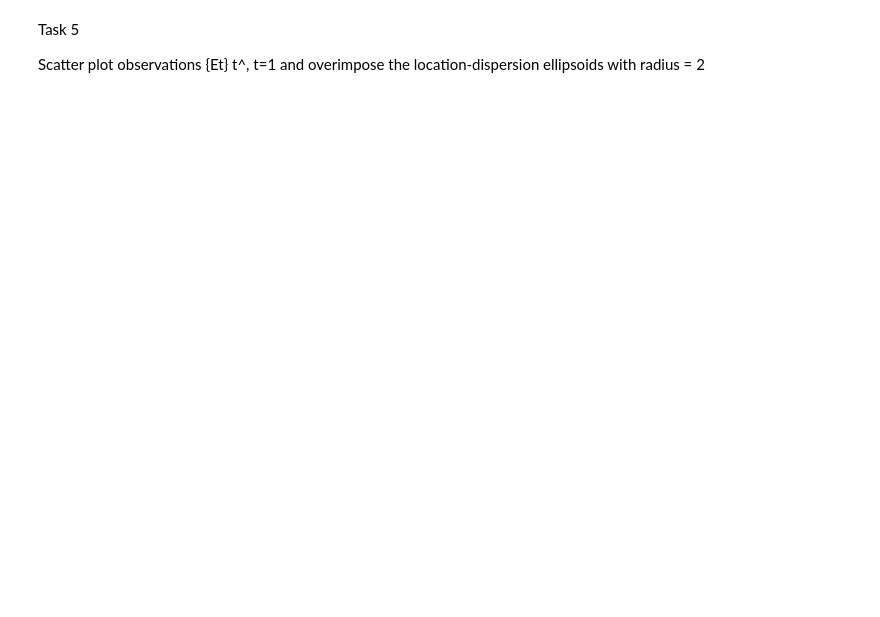
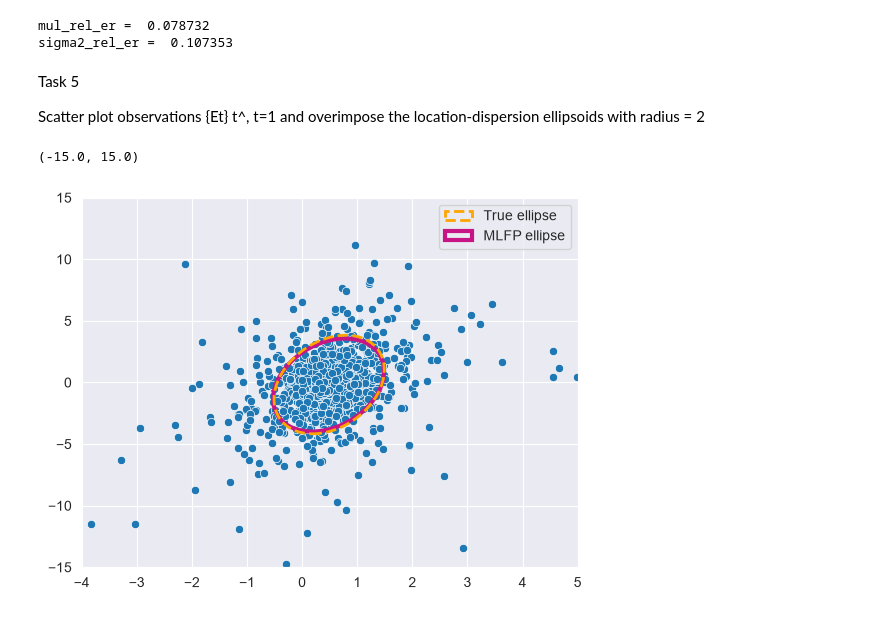
Before and after one commit to Gok-ML-AI/ARPM, a Jupyter notebook: module-01-linear-mean-covariance/Max-Likelihood-Estimation-t_MLFP-ellipsoid/max-likelihood-estimation-t_MLFP-ellipsoid.ipynb, the cells around one changed output. Cells and saved outputs as stored; diff of their text form; code cells hidden in the pictures; blank space fills up the shorter version.

Commit message:
Mean Covariance Learning Uit 2 - Maximum Likelihood with Flexible Probabilities (MLFP) studt t distribution

```diff
--- a/module-01-linear-mean-covariance/Max-Likelihood-Estimation-t_MLFP-ellipsoid/max-likelihood-estimation-t_MLFP-ellipsoid.ipynb
+++ b/module-01-linear-mean-covariance/Max-Likelihood-Estimation-t_MLFP-ellipsoid/max-likelihood-estimation-t_MLFP-ellipsoid.ipynb
@@ -113,4 +164,22 @@ gamma = 0.00001
 ############################################
 
 # MLFP estimates of location and dispersion
-mu_mlfp, sigma2_mlfp = fit_locdisp_mlfp()
+# eps is our data from task 1
+# p is the array of time-decay probabilities array from Task 2
+# nu is the degrees of freedom, telling to assume v = 3
+# gamma is the convergence tolerance
+# returns mu and sigma2
+# help(fit_locdisp_mlfp)
+mu_mlfp, sigma2_mlfp = fit_locdisp_mlfp(eps, p=p, nu=nu, threshold=gamma)
+
+# verification
+m_hfp = p @ eps
+s2_hfp = ((eps - m_hfp).T * p) @ (eps - m_hfp)
+
+print('true sigma2:\n', sigma2)
+print()
+print('HFP covariance:\n', s2_hfp.round(3))
+print()
+print('MLFP dispersion:\n', sigma2_mlfp.round(3))
+print()
+print('MLFP location:', mu_mlfp.round(3))
@@ -121,14 +222,17 @@ Assess the goodness of the estimates () by computing the respective relative err
 # %%
 # relative error for location
-mu_rel_er = 2
+mu_rel_er = norm(mu_mlfp - mu) / norm(mu)
 
 # relative error for dispersion
-sigma2_rel_er = 2
+sigma2_rel_er = norm(sigma2_mlfp - sigma2) / norm(sigma2)
 
 ################  results  #################
 print('mul_rel_er = ', mu_rel_er.round(6))
 print('sigma2_rel_er = ', sigma2_rel_er.round(6))
 ############################################
+# %% [output]
+mul_rel_er =  0.078732
+sigma2_rel_er =  0.107353
 # %% [markdown]
 Task 5
 
@@ -136,17 +240,25 @@ Scatter plot observations {Et} t^, t=1 and overimpose the location-dispersion el
 # %%
 # parameters for ellipses based on covariance and radius (width, height, angle)
 ellipse_params = lambda sigma2, r: (2*r*sqrt(eig(sigma2)[0][0]), 2*r*sqrt(eig(sigma2)[0][1]),
                                     degrees(atan(eig(sigma2)[1][1, 0]/eig(sigma2)[1][1, 1])))
 # true ellipse
-width, height, angle = ellipse_params( , )
-true_ellipse = Ellipse( ,  ,  ,  , fill=False, lw=1, label='True ellipse', zorder=3)
+width, height, angle = ellipse_params(sigma2 , 2)
+true_ellipse = Ellipse(mu, width, height, angle=angle , fill=False, lw=2, color='orange',
+                       linestyle='--', label='True ellipse', zorder=3)
 
 # MLFP ellipse
-width, height, angle = ellipse_params( , )
-mlfp_ellipse = Ellipse( ,  ,  ,  , fill=False,
+width, height, angle = ellipse_params(sigma2_mlfp, 2)
+mlfp_ellipse = Ellipse(mu_mlfp, width, height, angle=angle, fill=False,
                       lw=3, color='#c71585', label='MLFP ellipse', zorder=2)
 
 ################################# plot #################################
 # scatter plot with overimposed ellipsoids
-scatterplot(x=, y=)
+scatterplot(x=eps[:, 0], y=eps[:, 1])
 gca().add_patch(true_ellipse); gca().add_patch(mlfp_ellipse); legend();
+
+## zooming in after the plot because outlier is causing everything to squash into a small area
+from matplotlib.pyplot import xlim, ylim
+xlim(-4, 5); ylim(-15, 15)
+# %% [output]
+(-15.0, 15.0)
+[figure, added]
```
Also changed, not shown: parts of 11 cells of this notebook.
